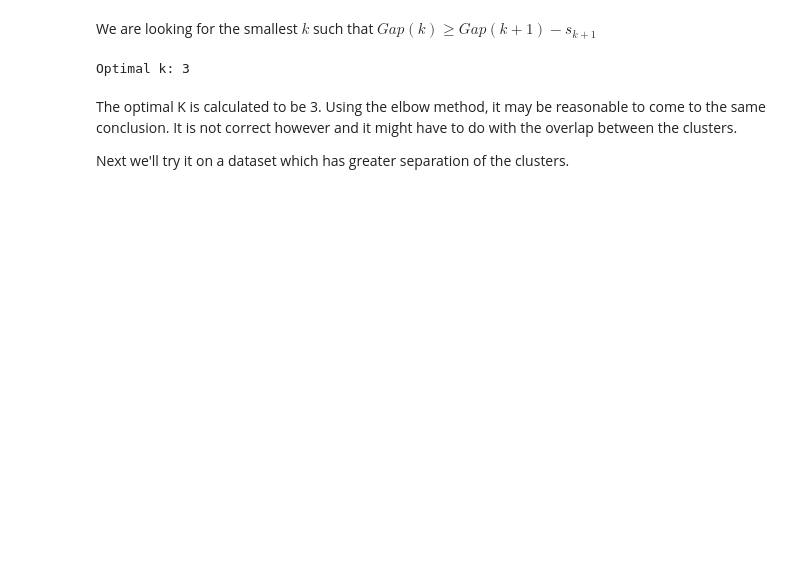
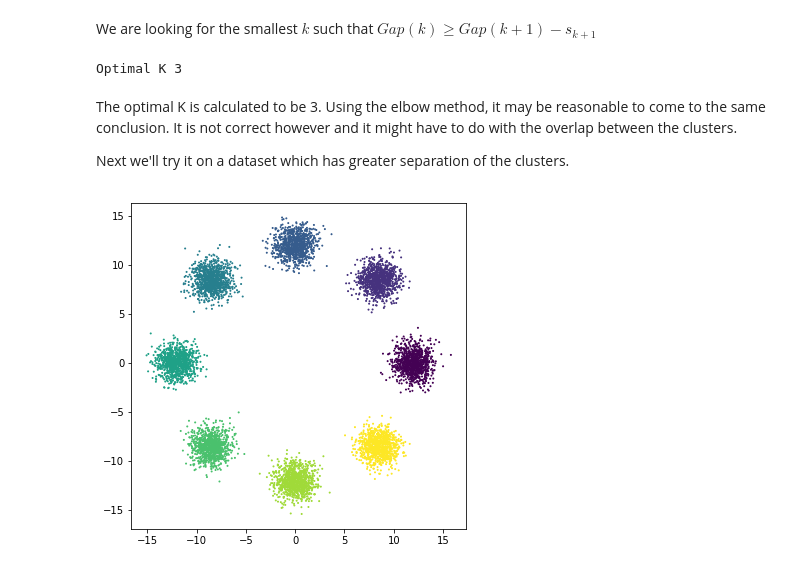
Before and after one commit to edforsberg/MME440_Project2, a Jupyter notebook: RaukonGap.ipynb, the cells around one changed output. Saved outputs shown, nothing was run; the diff lists cells and outputs as text; code cells hidden in the pictures; blank space fills up the shorter version.

```diff
--- a/RaukonGap.ipynb
+++ b/RaukonGap.ipynb
@@ -151,15 +162,19 @@ plt.show()
 # %% [markdown]
 We are looking for the smallest $k$ such that $Gap(k) \geq Gap(k+1) - s_{k+1}$
-# %%
-for iK, K in enumerate(Ks[:-1]):
-    gap = wk_reference_data[iK] - wk_real_data[iK];
-    gap_next = wk_reference_data[iK+1] - wk_real_data[iK+1]
-    if  (gap >= gap_next - sk[iK]):
-        print("Optimal k: {}".format(K))
-        break
-# %% [output]
-Optimal k: 3
+# %%
+optimal_k = get_optimal_k(wk_real_data, wk_reference_data, sk, Ks)
+print("Optimal K {}".format(optimal_k))
+# %% [output]
+Optimal K 3
 # %% [markdown]
 The optimal K is calculated to be 3. Using the elbow method, it may be reasonable to come to the same conclusion. It is not correct however and it might have to do with the overlap between the clusters.
 
 Next we'll try it on a dataset which has greater separation of the clusters.
+# %%
+Xdat_separated, Ydat_separated = df.Data_separated_clusters()
+
+plt.figure(figsize=(6,6))
+plt.scatter(Xdat_separated[:,0],Xdat_separated[:,1], c=Ydat_separated,s=1)
+plt.show()
+# %% [output]
+[figure, added]
```
Also changed, not shown: parts of 18 cells of this notebook.
